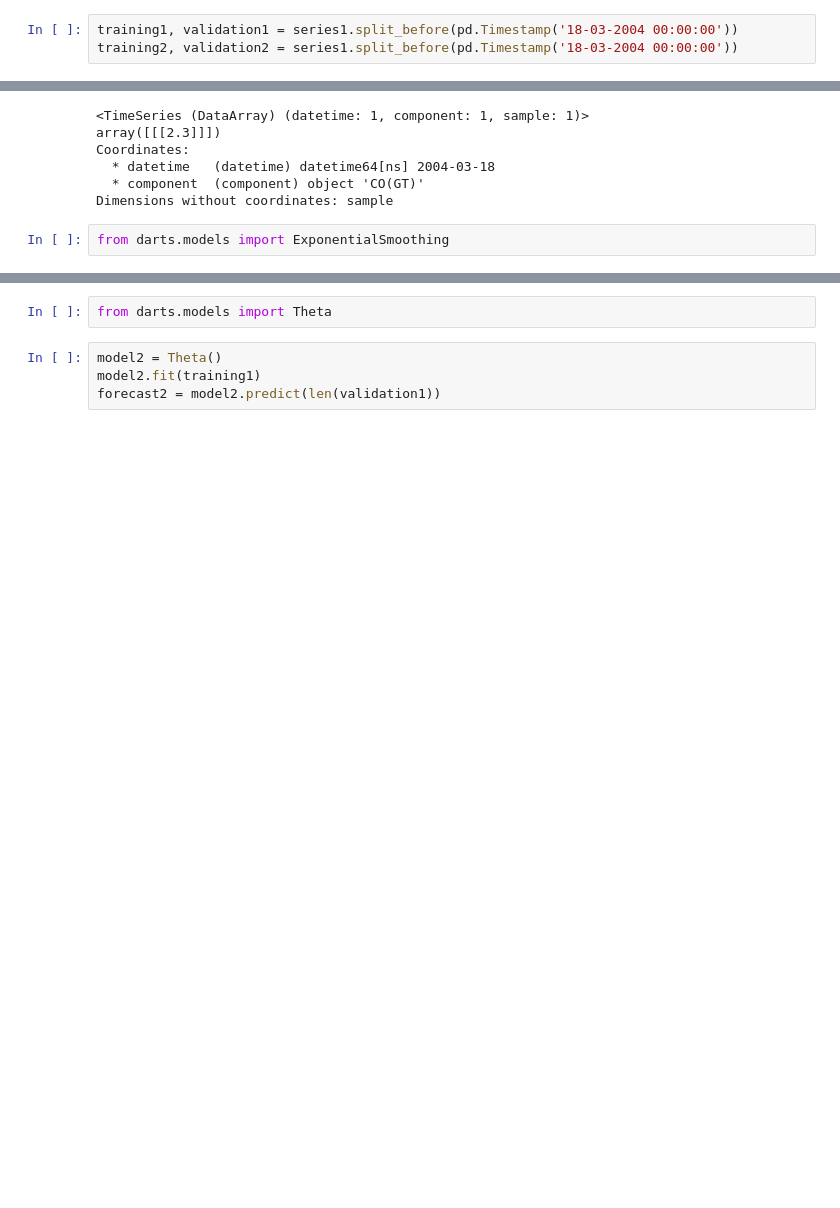
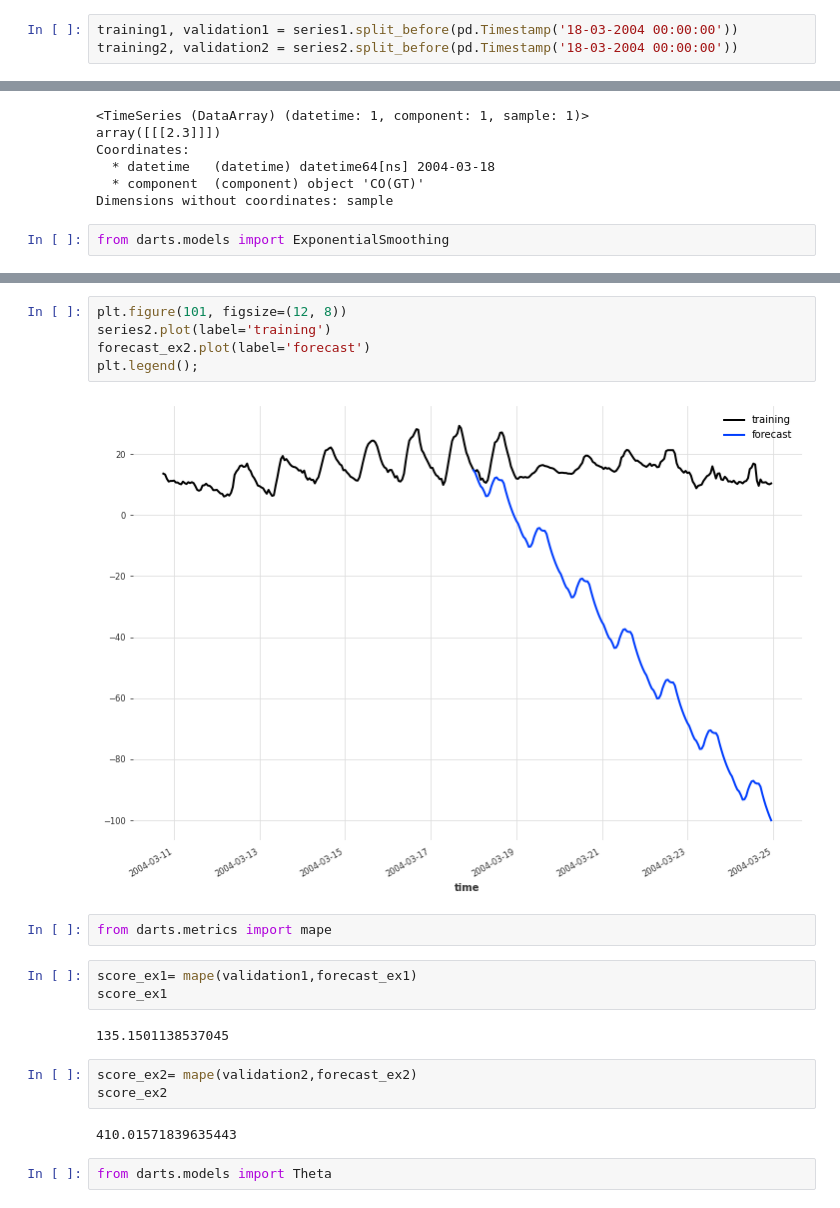
Before and after one commit to sameersahu473/Time_series, a Jupyter notebook: models_without_step.ipynb, the cells around one changed output, grey strips where cells are left out. Drawn from its saved outputs; the diff is of its cells as text; blank space fills up the shorter version.

```diff
--- a/models_without_step.ipynb
+++ b/models_without_step.ipynb
@@ -277,7 +277,7 @@ series2.plot()
 [figure]
 # %%
 training1, validation1 = series1.split_before(pd.Timestamp('18-03-2004 00:00:00'))
-training2, validation2 = series1.split_before(pd.Timestamp('18-03-2004 00:00:00'))
+training2, validation2 = series2.split_before(pd.Timestamp('18-03-2004 00:00:00'))
 # %%
 len(training1)
 # %% [output]
@@ -311,6 +315,21 @@ plt.legend();
+# %%
+plt.figure(101, figsize=(12, 8))
+series2.plot(label='training')
+forecast_ex2.plot(label='forecast')
+plt.legend();
+# %% [output]
+[figure, added]
+# %%
+from darts.metrics import mape
+# %%
+score_ex1= mape(validation1,forecast_ex1)
+score_ex1
+# %% [output]
+135.1501138537045
+# %%
+score_ex2= mape(validation2,forecast_ex2)
+score_ex2
+# %% [output]
+410.01571839635443
 # %%
 from darts.models import Theta
-# %%
-model2 = Theta()
-model2.fit(training1)
-forecast2 = model2.predict(len(validation1))
```
Also changed, not shown: parts of 51 cells of this notebook.
